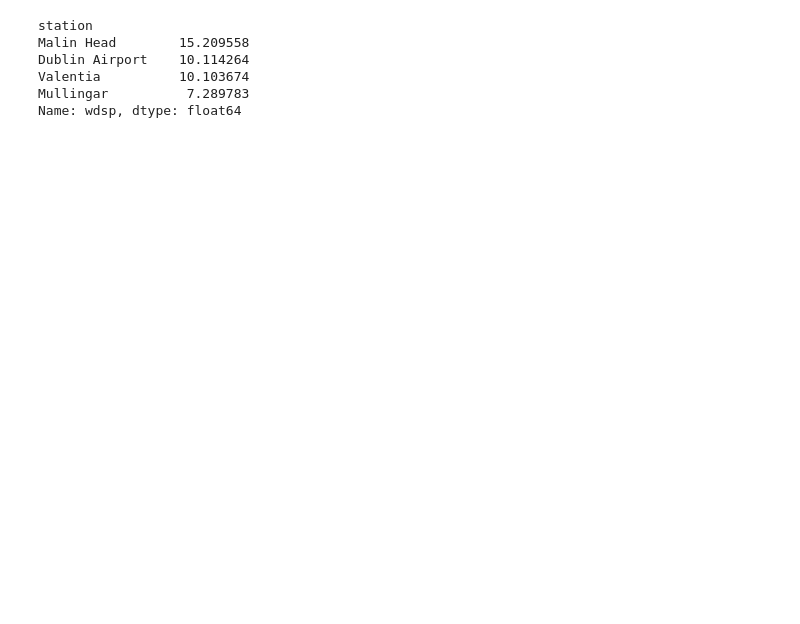
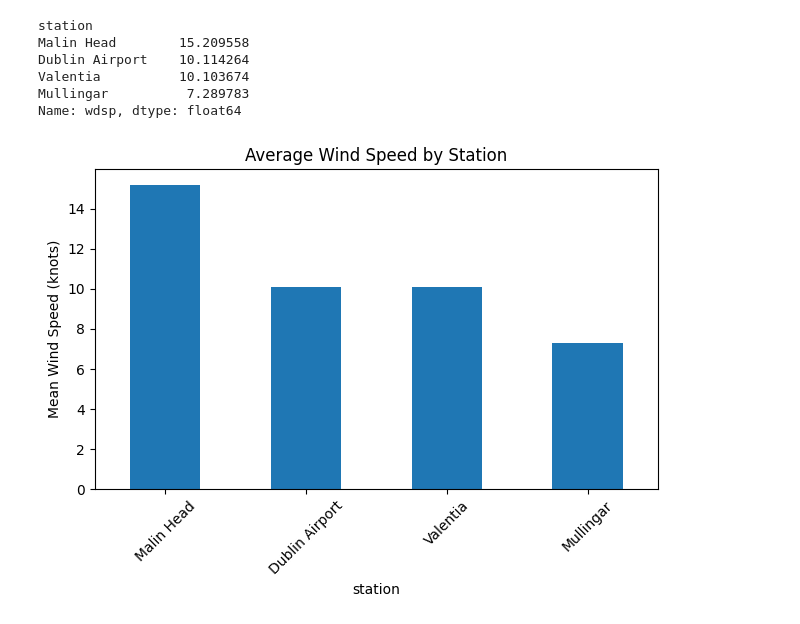
Before and after one commit to philipcullen93/programming_for_data_analytics_project, a Jupyter notebook: wind_energy_analysis.ipynb, the cells around one changed output. Saved outputs shown, nothing was run; the diff lists cells and outputs as text; code cells hidden in the pictures; blank space fills up the shorter version.

```diff
--- a/wind_energy_analysis.ipynb
+++ b/wind_energy_analysis.ipynb
@@ -229,3 +237,11 @@ Dublin Airport    10.114264
 Valentia          10.103674
 Mullingar          7.289783
 Name: wdsp, dtype: float64
+# %%
+mean_wind.plot(kind="bar")
+plt.ylabel("Mean Wind Speed (knots)")
+plt.title("Average Wind Speed by Station")
+plt.xticks(rotation=45)
+plt.tight_layout()
+# %% [output]
+[figure, added]
```
Also changed, not shown: parts of 7 cells of this notebook.
